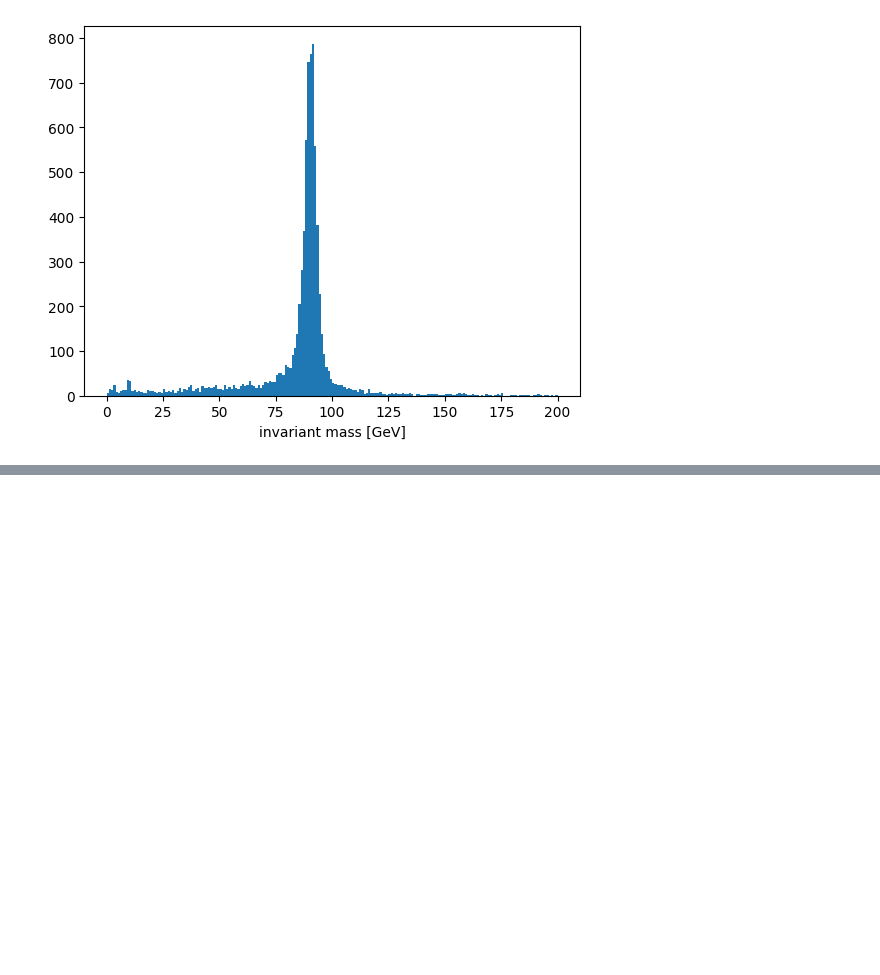
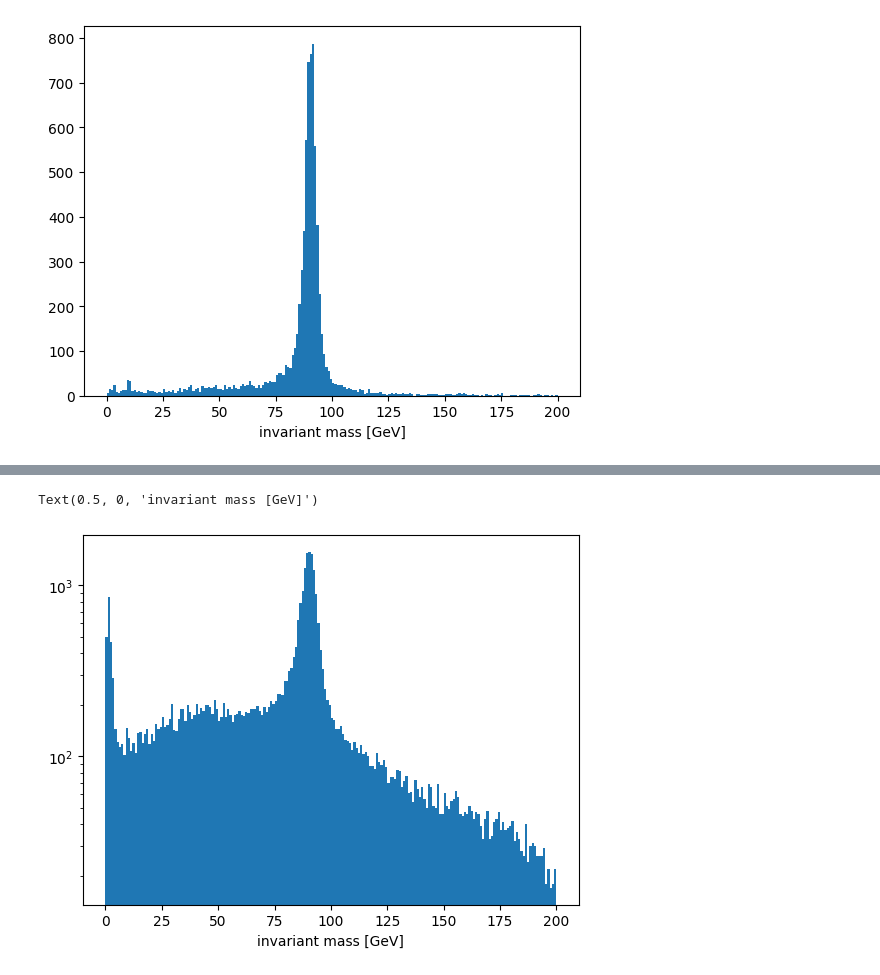
Before and after one commit to QuarkNet-HEP/dielectron-jupyter, a Jupyter notebook: dielectron.ipynb, the cells around one changed output, grey strips where cells are left out. Cells and saved outputs as stored; diff of their text form; code cells hidden in the pictures; blank space fills up the shorter version.

```diff
--- a/dielectron.ipynb
+++ b/dielectron.ipynb
@@ -146,0 +211,3 @@ Text(0.5, 0, 'invariant mass [GeV]')
+# %%
+ndf = pd.read_csv('dielectron.csv')
+ndf
@@ -146,0 +228,19 @@ Text(0.5, 0, 'invariant mass [GeV]')
+# %%
+opp_charge = ndf['Electron_charge_0']*ndf['Electron_charge_1'] == -1
+# %%
+ndf = ndf[opp_charge]
+# %%
+M = np.sqrt(
+    2*ndf['Electron_pt_0']*ndf['Electron_pt_1']*
+    (
+        np.cosh(ndf['Electron_eta_0']-ndf['Electron_eta_1'])-
+        np.cos(ndf['Electron_phi_0']-ndf['Electron_phi_1'])
+    )
+)
+# %%
+plt.hist(M, bins=200, range=(0,200))
+plt.yscale('log')
+plt.xlabel('invariant mass [GeV]')
+# %% [output]
+Text(0.5, 0, 'invariant mass [GeV]')
+[figure, added]
```
Also changed, not shown: parts of 12 cells of this notebook, 2 other files.
